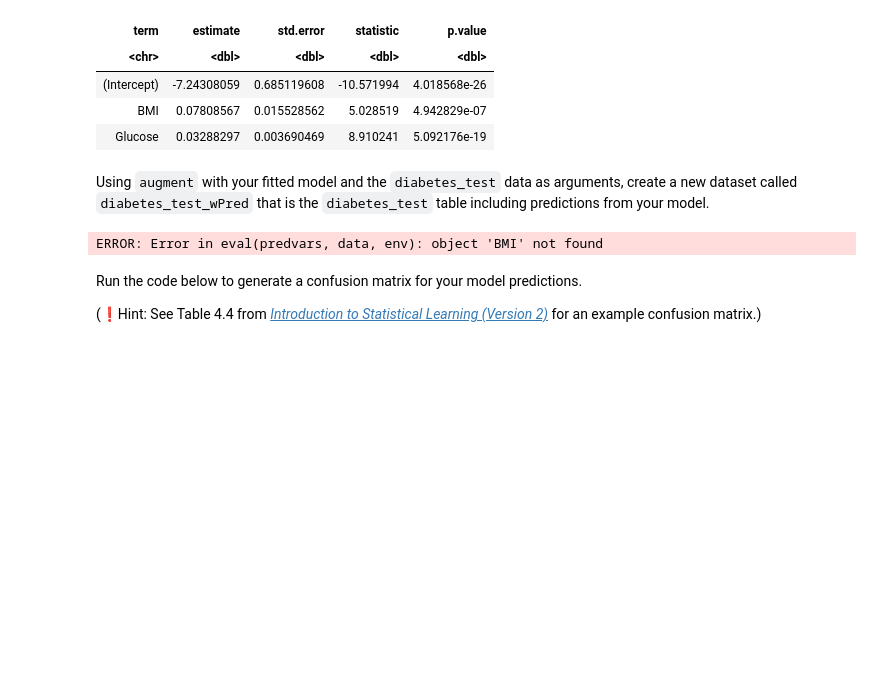
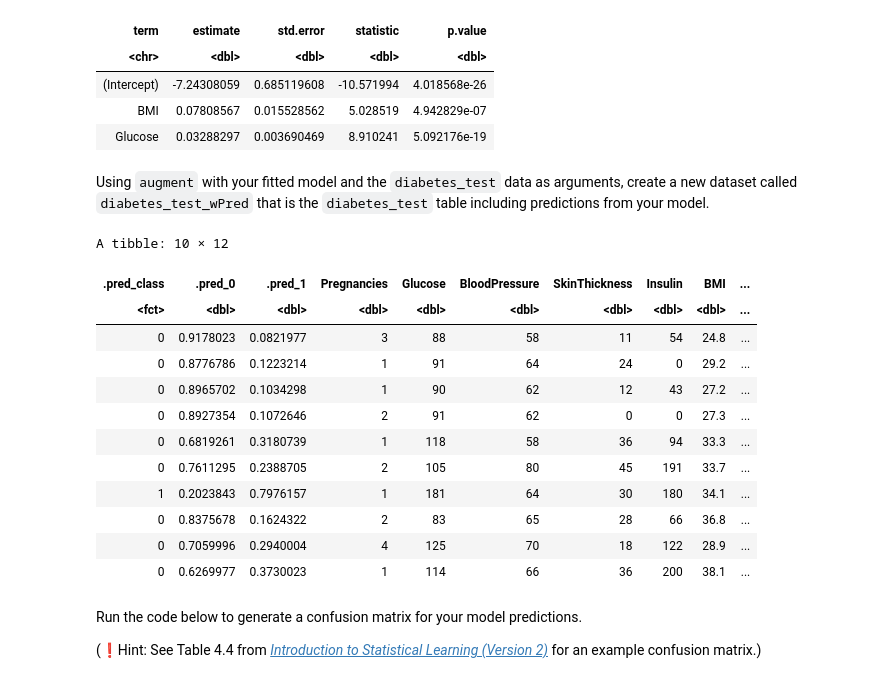
Before and after one commit to UNC-DATA-730/unit-5-assignment-setiadha-unc, a Jupyter notebook: agungsetiadha-assignment5.ipynb, the cells around one changed output. Cells and saved outputs as stored; diff of their text form; code cells hidden in the pictures; blank space fills up the shorter version.

```diff
--- a/agungsetiadha-assignment5.ipynb
+++ b/agungsetiadha-assignment5.ipynb
@@ -165,9 +179,21 @@ A tibble: 3 × 5
 Using `augment` with your fitted model and the `diabetes_test` data as arguments, create a new dataset called `diabetes_test_wPred` that is the `diabetes_test` table including predictions from your model.
 # %%
 diabetes_test_wPred <- augment(mod_fit, diabetes_test)
-diabetes_test_wPred
+diabetes_test_wPred |> sample_n(10)
 # %% [output]
-ERROR: Error in eval(predvars, data, env): object 'BMI' not found
+A tibble: 10 × 12
+| .pred_class | .pred_0 | .pred_1 | Pregnancies | Glucose | BloodPressure | SkinThickness | Insulin | BMI | ... |
+| <fct> | <dbl> | <dbl> | <dbl> | <dbl> | <dbl> | <dbl> | <dbl> | <dbl> | ... |
+| 0 | 0.9178023 | 0.0821977 | 3 | 88 | 58 | 11 | 54 | 24.8 | ... |
+| 0 | 0.8776786 | 0.1223214 | 1 | 91 | 64 | 24 | 0 | 29.2 | ... |
+| 0 | 0.8965702 | 0.1034298 | 1 | 90 | 62 | 12 | 43 | 27.2 | ... |
+| 0 | 0.8927354 | 0.1072646 | 2 | 91 | 62 | 0 | 0 | 27.3 | ... |
+| 0 | 0.6819261 | 0.3180739 | 1 | 118 | 58 | 36 | 94 | 33.3 | ... |
+| 0 | 0.7611295 | 0.2388705 | 2 | 105 | 80 | 45 | 191 | 33.7 | ... |
+| 1 | 0.2023843 | 0.7976157 | 1 | 181 | 64 | 30 | 180 | 34.1 | ... |
+| 0 | 0.8375678 | 0.1624322 | 2 | 83 | 65 | 28 | 66 | 36.8 | ... |
+| 0 | 0.7059996 | 0.2940004 | 4 | 125 | 70 | 18 | 122 | 28.9 | ... |
+| 0 | 0.6269977 | 0.3730023 | 1 | 114 | 66 | 36 | 200 | 38.1 | ... |
 # %% [markdown]
 Run the code below to generate a confusion matrix for your model predictions.
 
```
Also changed, not shown: parts of 2 cells of this notebook.
